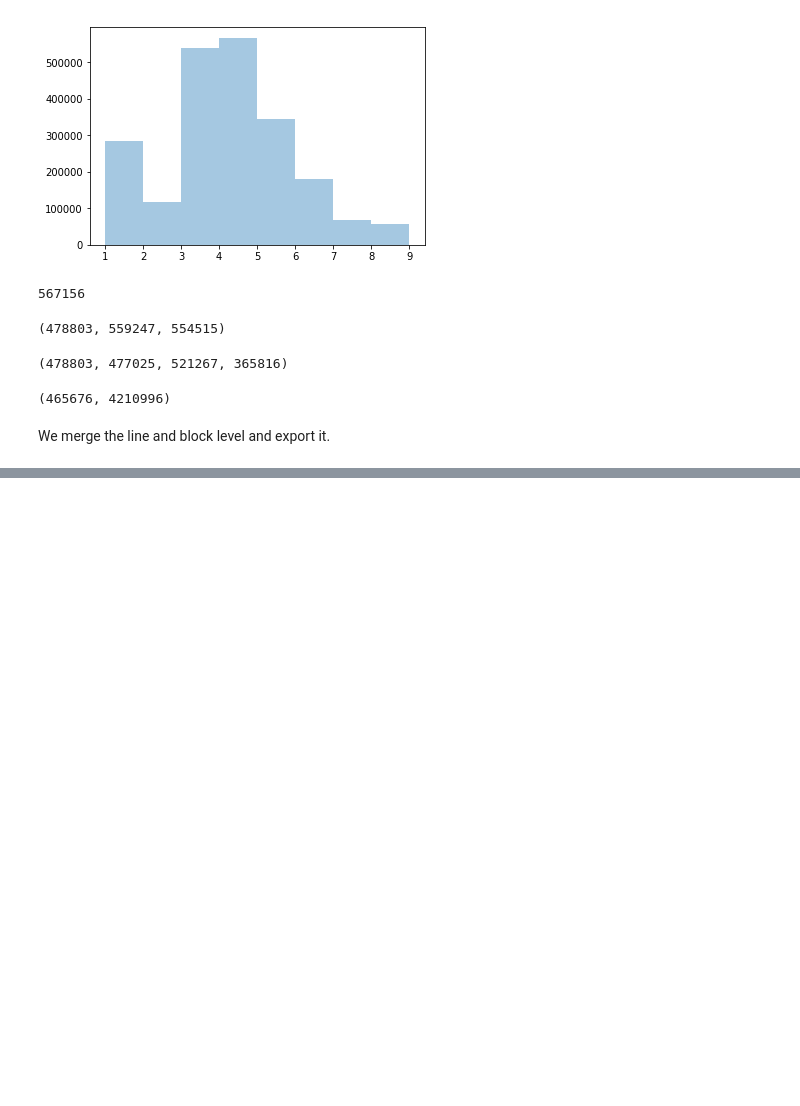
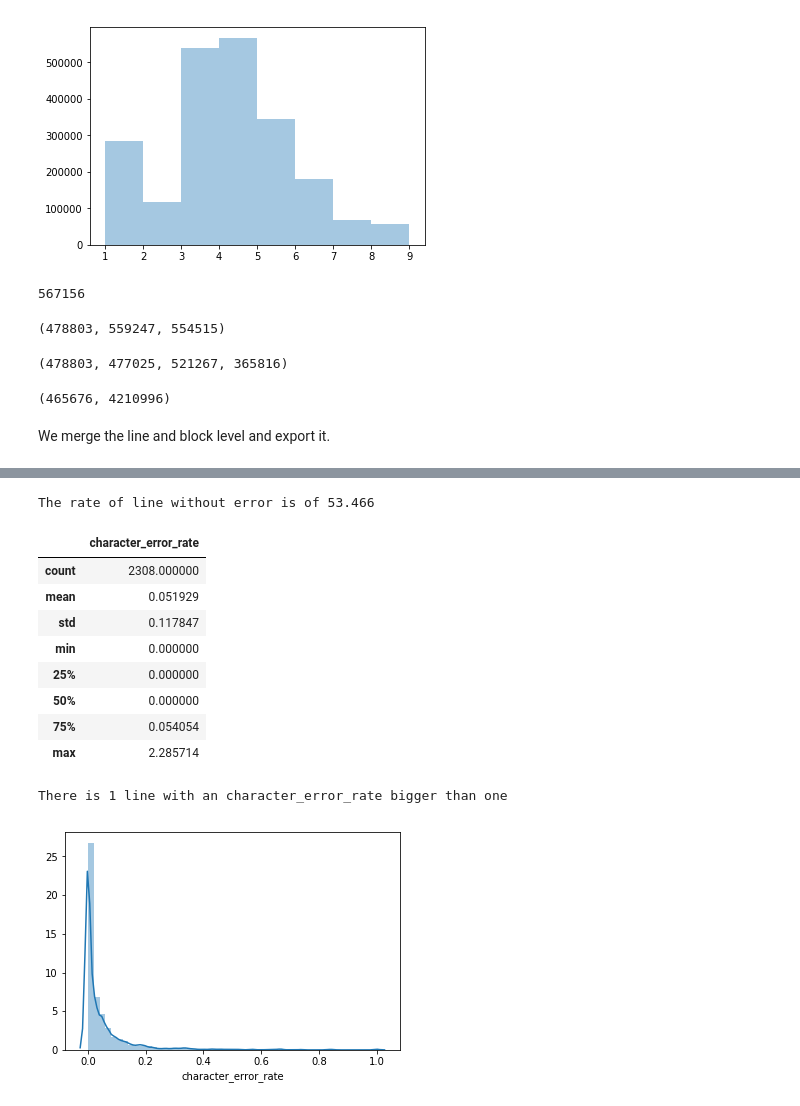
Before and after one commit to adescombes/Richelieu, a Jupyter notebook: Gallica OCR extraction de données.ipynb, the cells around one changed output, grey strips where cells are left out. Cells and saved outputs as stored; diff of their text form; code cells hidden in the pictures; blank space fills up the shorter version.

```diff
--- a/Gallica OCR extraction de données.ipynb
+++ b/Gallica OCR extraction de données.ipynb
@@ -570,0 +706,10 @@ writer.save()
+# %%
+df_rows = pd.read_pickle('df_rows.pickle')
+df_rows['line'] = df_rows.groupby(['document', 'page']).cumcount()
+df_rows = df_rows.reset_index().set_index(['document', 'page', 'line'])
+# %%
+df_errors = df_verified.join(df_rows, rsuffix='_raw')
+df_errors['words'] = df_errors['text'].str.split()
+df_errors['words_raw'] = df_errors['text_raw'].str.split()
+df_errors['num_words'] = df_errors['words'].apply(len)
+df_errors['num_words_raw'] = df_errors['words_raw'].apply(len)
@@ -570,0 +719,26 @@ writer.save()
+# %%
+df_errors['character_errors'] = editdistance_vectorized(df_errors['text'], df_errors['text_raw'])
+df_errors['character_error_rate'] = df_errors['character_errors']/df_errors['text'].apply(len)
+# %%
+df_errors['word_errors'] = df_errors.apply(lambda row: wer(row['words'], row['words_raw']), axis=1)
+df_errors['word_error_rate'] = df_errors['word_errors']/df_errors['num_words']
+# %%
+print('The rate of line without error is of %.3f%%'%((df_errors['character_errors'] == 0).sum()/len(df_errors) * 100))
+# %% [output]
+The rate of line without error is of 53.466
+# %%
+display(df_errors['character_error_rate'].describe().to_frame())
+print("There is %d line with an character_error_rate bigger than one"%(df_errors['character_error_rate']>1).sum())
+sns.distplot(df_errors['character_error_rate'][df_errors['character_error_rate'] <= 1.0]);
+# %% [output]
+|  | character_error_rate |
+| count | 2308.000000 |
+| mean | 0.051929 |
+| std | 0.117847 |
+| min | 0.000000 |
+| 25% | 0.000000 |
+| 50% | 0.000000 |
+| 75% | 0.054054 |
+| max | 2.285714 |
+There is 1 line with an character_error_rate bigger than one
+[figure, added]
```
Also changed, not shown: parts of 33 cells of this notebook, 1 other file.
